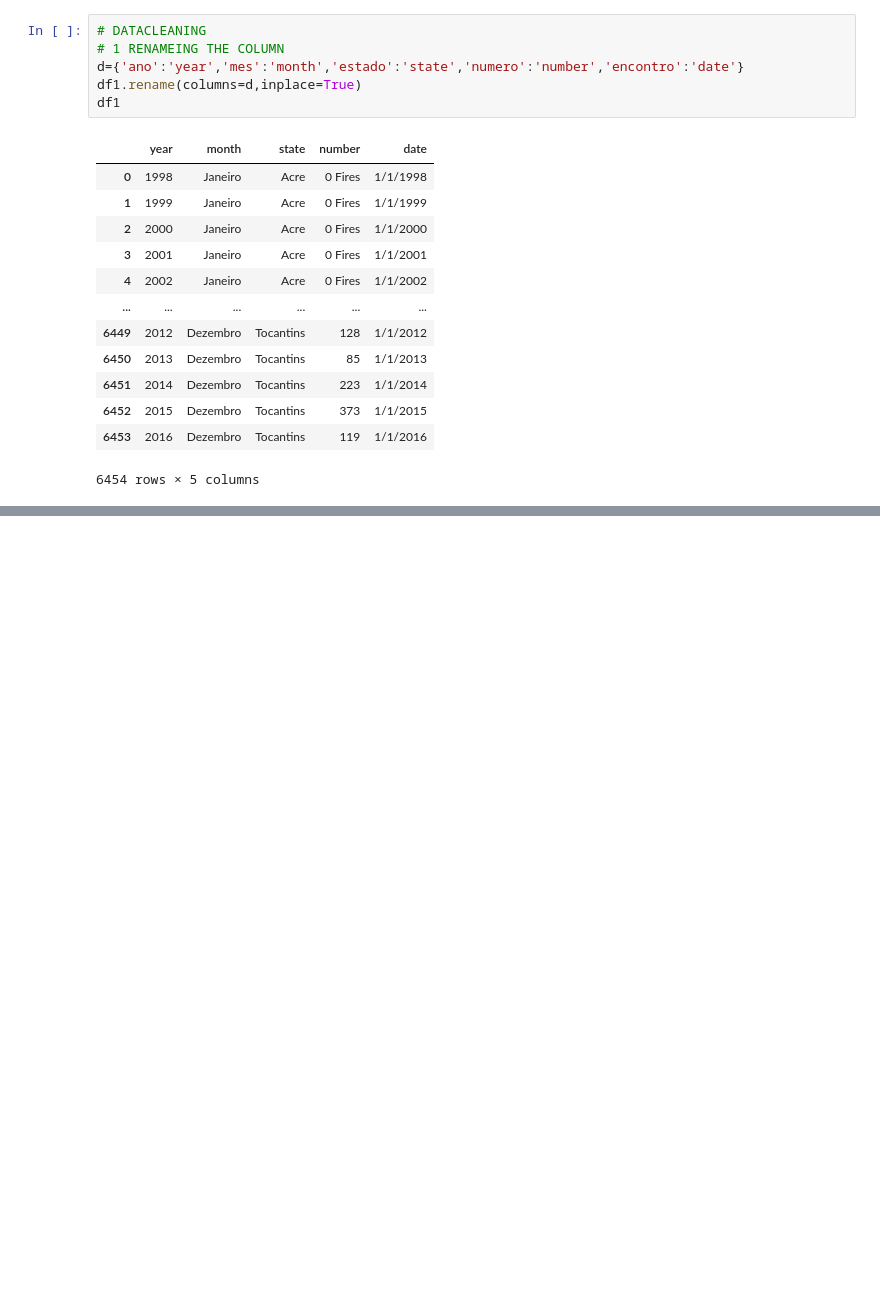
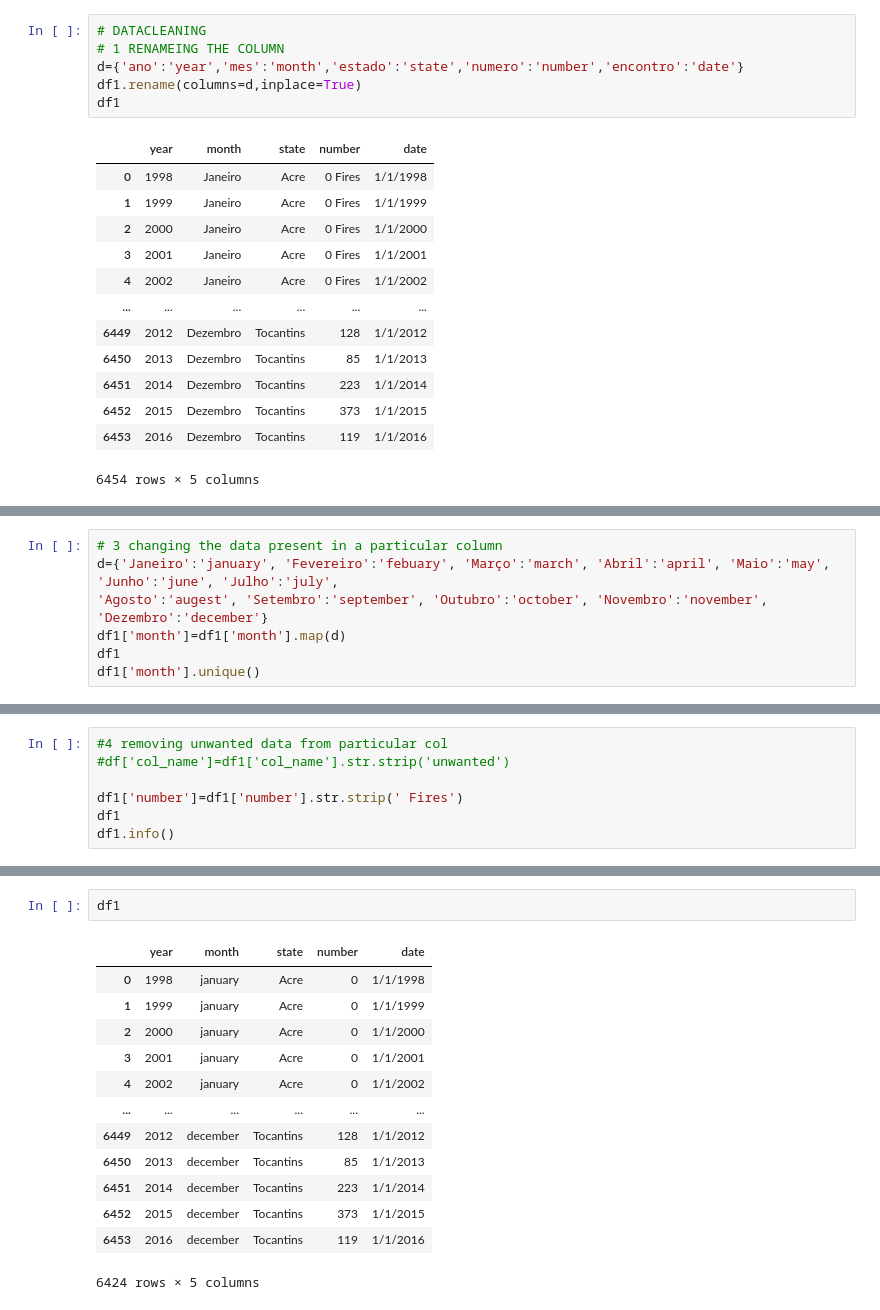
Before and after one commit to thanvanth46/flipcart-sales-dataset, a Jupyter notebook: data_cleaning.ipynb, the cells around one changed output, grey strips where cells are left out. Drawn from its saved outputs; the diff is of its cells as text; blank space fills up the shorter version.

```diff
--- a/data_cleaning.ipynb
+++ b/data_cleaning.ipynb
@@ -59,0 +64,7 @@ memory usage: 301.1+ KB
+# %%
+# 3 changing the data present in a particular column
+d={'Janeiro':'january', 'Fevereiro':'febuary', 'Março':'march', 'Abril':'april', 'Maio':'may', 'Junho':'june', 'Julho':'july',
+'Agosto':'augest', 'Setembro':'september', 'Outubro':'october', 'Novembro':'november', 'Dezembro':'december'}
+df1['month']=df1['month'].map(d)
+df1
+df1['month'].unique()
@@ -59,0 +75,7 @@ memory usage: 301.1+ KB
+# %%
+#4 removing unwanted data from particular col
+#df['col_name']=df1['col_name'].str.strip('unwanted')
+
+df1['number']=df1['number'].str.strip(' Fires')
+df1
+df1.info()
@@ -59,0 +95,16 @@ memory usage: 301.1+ KB
+# %%
+df1
+# %% [output]
+|  | year | month | state | number | date |
+| 0 | 1998 | january | Acre | 0 | 1/1/1998 |
+| 1 | 1999 | january | Acre | 0 | 1/1/1999 |
+| 2 | 2000 | january | Acre | 0 | 1/1/2000 |
+| 3 | 2001 | january | Acre | 0 | 1/1/2001 |
+| 4 | 2002 | january | Acre | 0 | 1/1/2002 |
+| ... | ... | ... | ... | ... | ... |
+| 6449 | 2012 | december | Tocantins | 128 | 1/1/2012 |
+| 6450 | 2013 | december | Tocantins | 85 | 1/1/2013 |
+| 6451 | 2014 | december | Tocantins | 223 | 1/1/2014 |
+| 6452 | 2015 | december | Tocantins | 373 | 1/1/2015 |
+| 6453 | 2016 | december | Tocantins | 119 | 1/1/2016 |
+6424 rows × 5 columns
```
Also changed, not shown: parts of 5 cells of this notebook.
